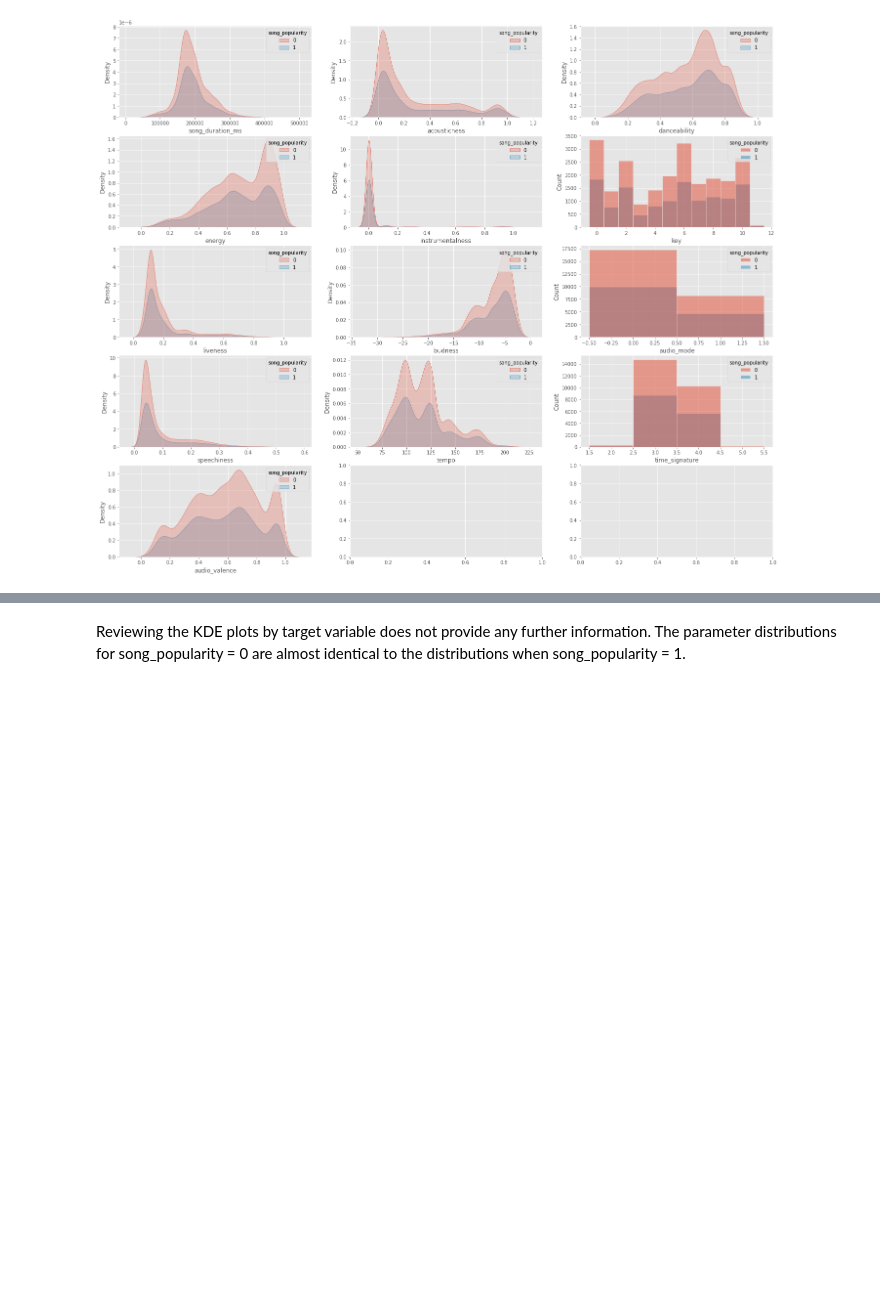
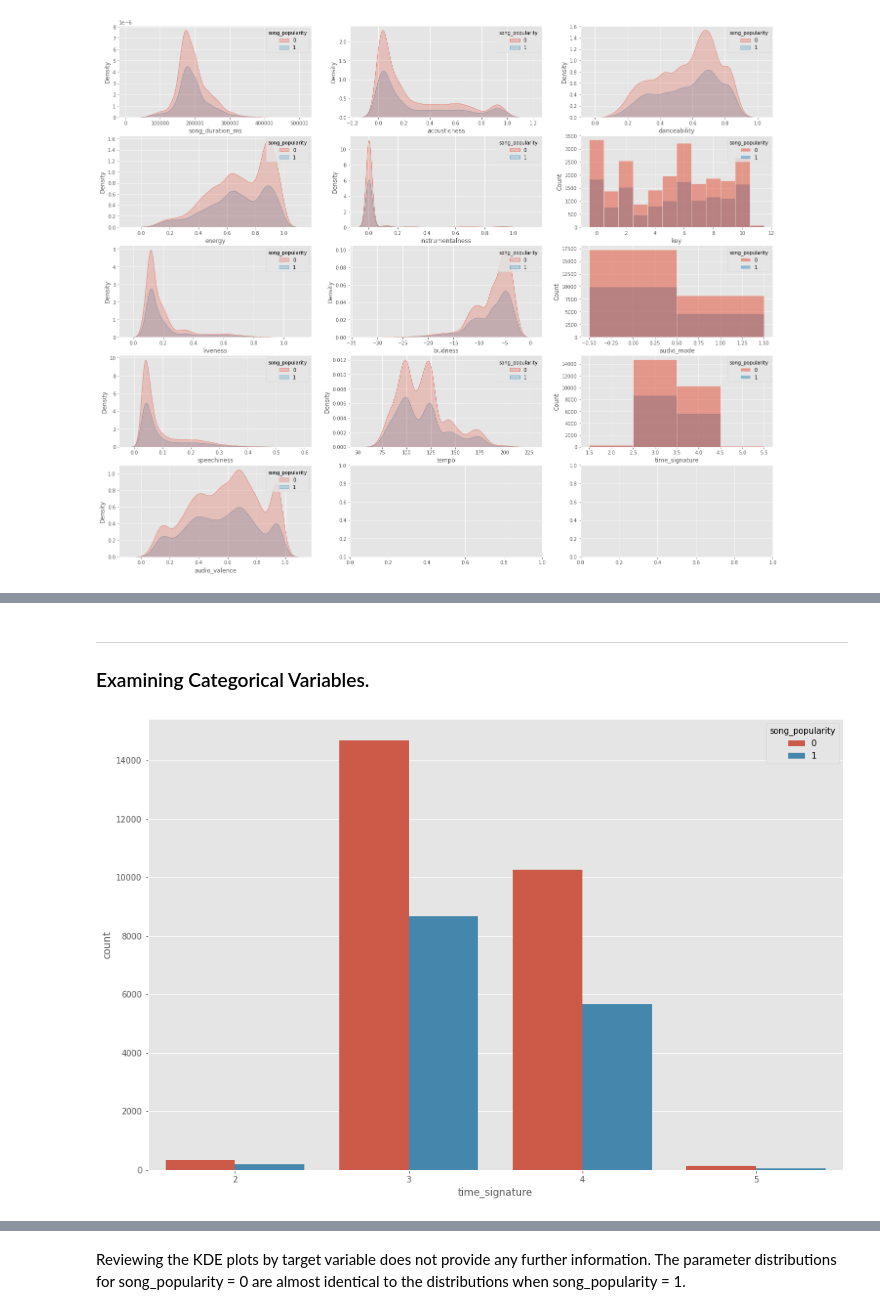
Before and after one commit to Sam-Tracey/Kaggle, a Jupyter notebook: song-popularity-eda.ipynb, the cells around one changed output, grey strips where cells are left out. Cells and saved outputs as stored; diff of their text form; code cells hidden in the pictures; blank space fills up the shorter version.

```diff
--- a/song-popularity-eda.ipynb
+++ b/song-popularity-eda.ipynb
@@ -259,0 +324,10 @@ plt.show()
+# %% [markdown]
+***
+
+### Examining Categorical Variables.
+# %%
+# Examining categorical variables
+fig, ax=plt.subplots(figsize=(15,10))
+ax = sns.countplot(x="time_signature", hue='song_popularity', data=train)
+# %% [output]
+[figure, added]
```
Also changed, not shown: parts of 9 cells of this notebook.
